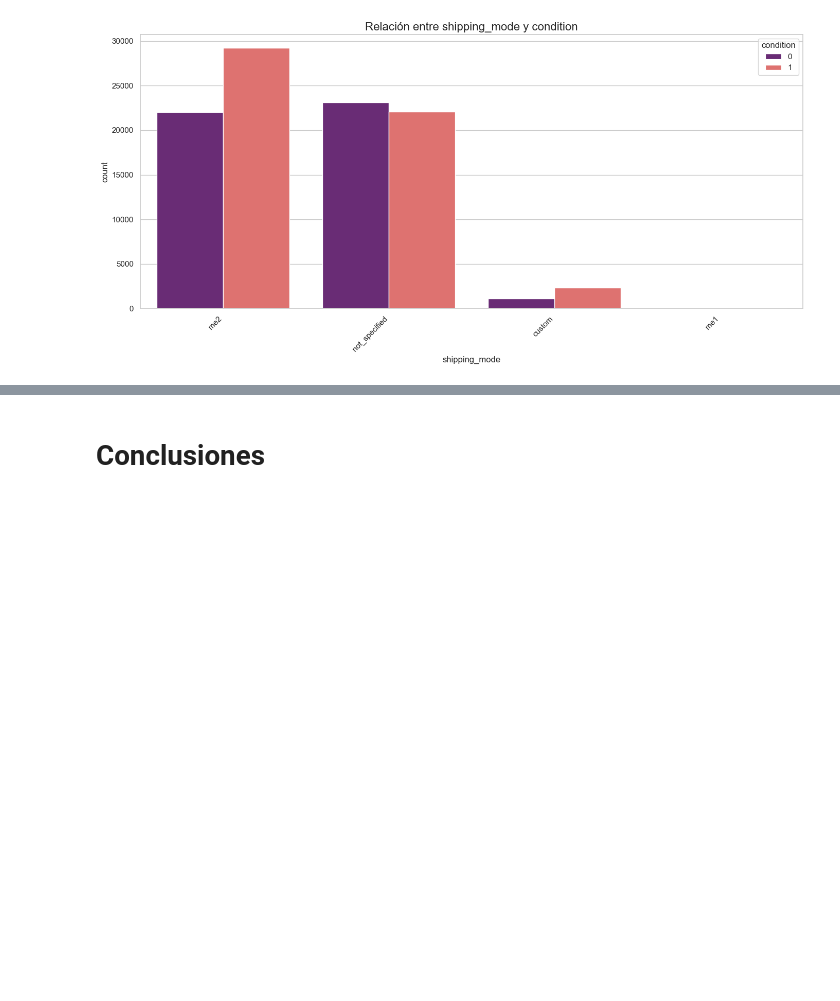
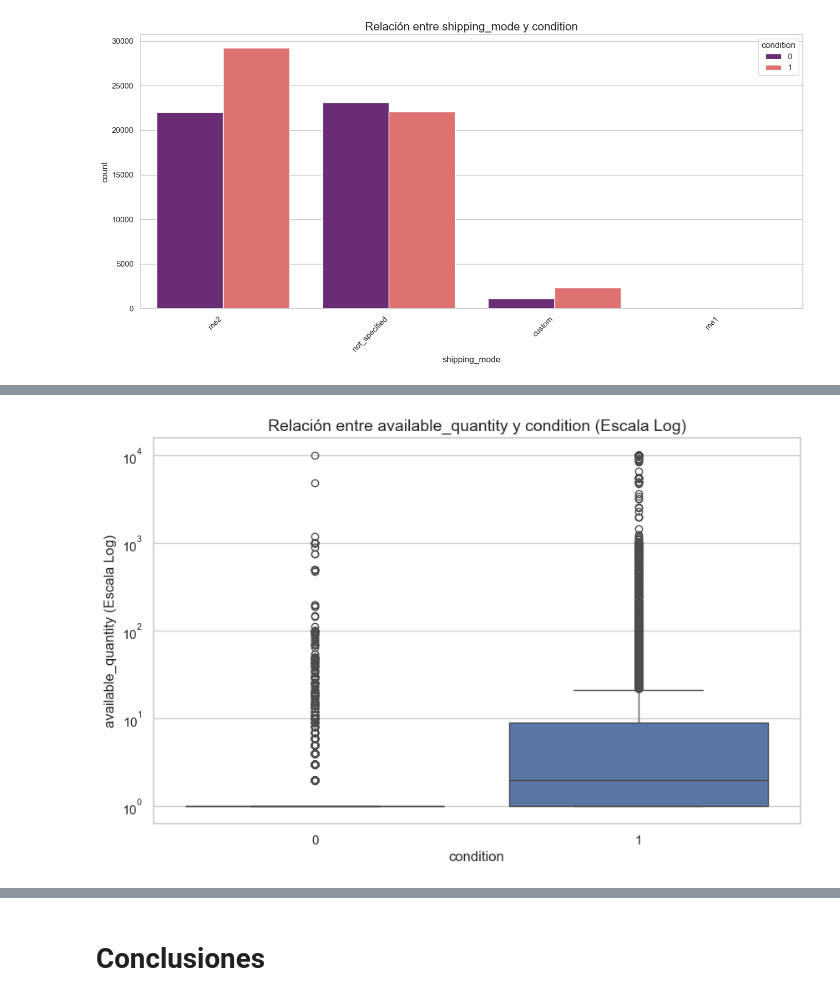
Before and after one commit to dbayterv/challenge-ds-meli, a Jupyter notebook: notebooks/01_EDA.ipynb, the cells around one changed output, grey strips where cells are left out. Cells and saved outputs as stored; diff of their text form; code cells hidden in the pictures; blank space fills up the shorter version.

```diff
--- a/notebooks/01_EDA.ipynb
+++ b/notebooks/01_EDA.ipynb
@@ -565,0 +598,4 @@ plot_bivariate_cat_cat(df_convert, 'shipping_mode', 'condition')
+# %%
+plot_bivariate_cat_num(df_convert, 'condition', 'available_quantity', log_scale=True)
+# %% [output]
+[figure, added]
```
Also changed, not shown: parts of 15 cells of this notebook.
